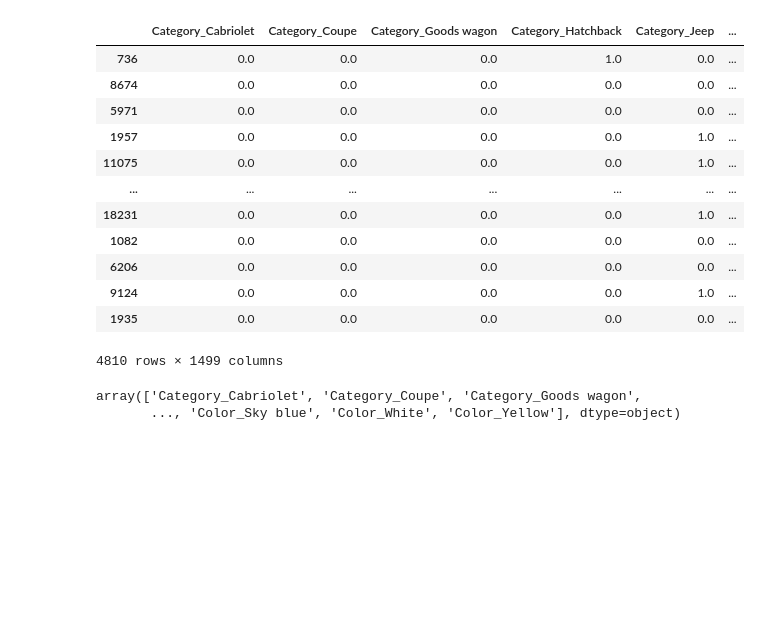
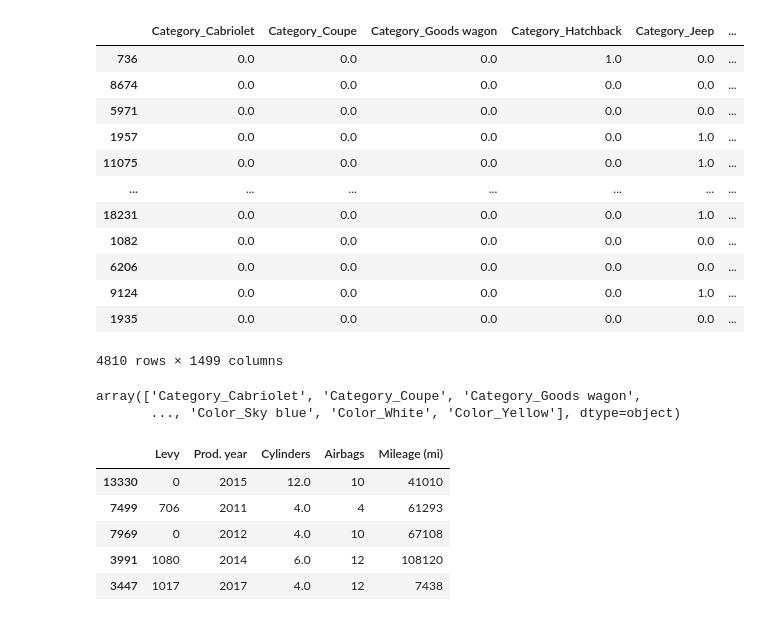
Before and after one commit to lordegraves/predictingCarPrices, a Jupyter notebook: main.ipynb, the cells around one changed output. Saved outputs shown, nothing was run; the diff lists cells and outputs as text; code cells hidden in the pictures; blank space fills up the shorter version.

```diff
--- a/main.ipynb
+++ b/main.ipynb
@@ -223,3 +227,14 @@ ohe.get_feature_names_out()
 # %% [output]
 array(['Category_Cabriolet', 'Category_Coupe', 'Category_Goods wagon',
        ..., 'Color_Sky blue', 'Color_White', 'Color_Yellow'], dtype=object)
+# %%
+# isolate numeric data for X_Train
+X_train_numeric_df = X_train.select_dtypes(include=['number'])
+X_train_numeric_df.head()
+# %% [output]
+|  | Levy | Prod. year | Cylinders | Airbags | Mileage (mi) |
+| 13330 | 0 | 2015 | 12.0 | 10 | 41010 |
+| 7499 | 706 | 2011 | 4.0 | 4 | 61293 |
+| 7969 | 0 | 2012 | 4.0 | 10 | 67108 |
+| 3991 | 1080 | 2014 | 6.0 | 12 | 108120 |
+| 3447 | 1017 | 2017 | 4.0 | 12 | 7438 |
```
Also changed, not shown: parts of 14 cells of this notebook.
